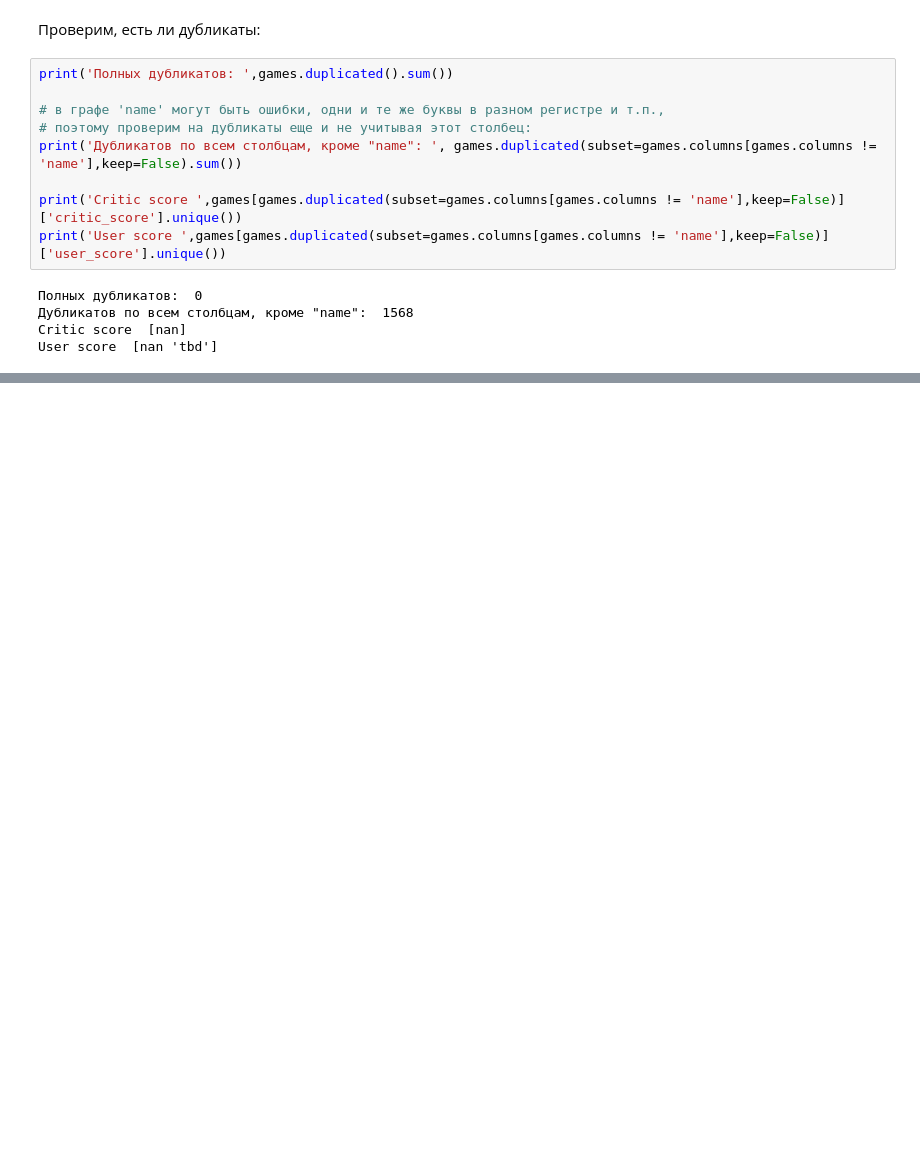
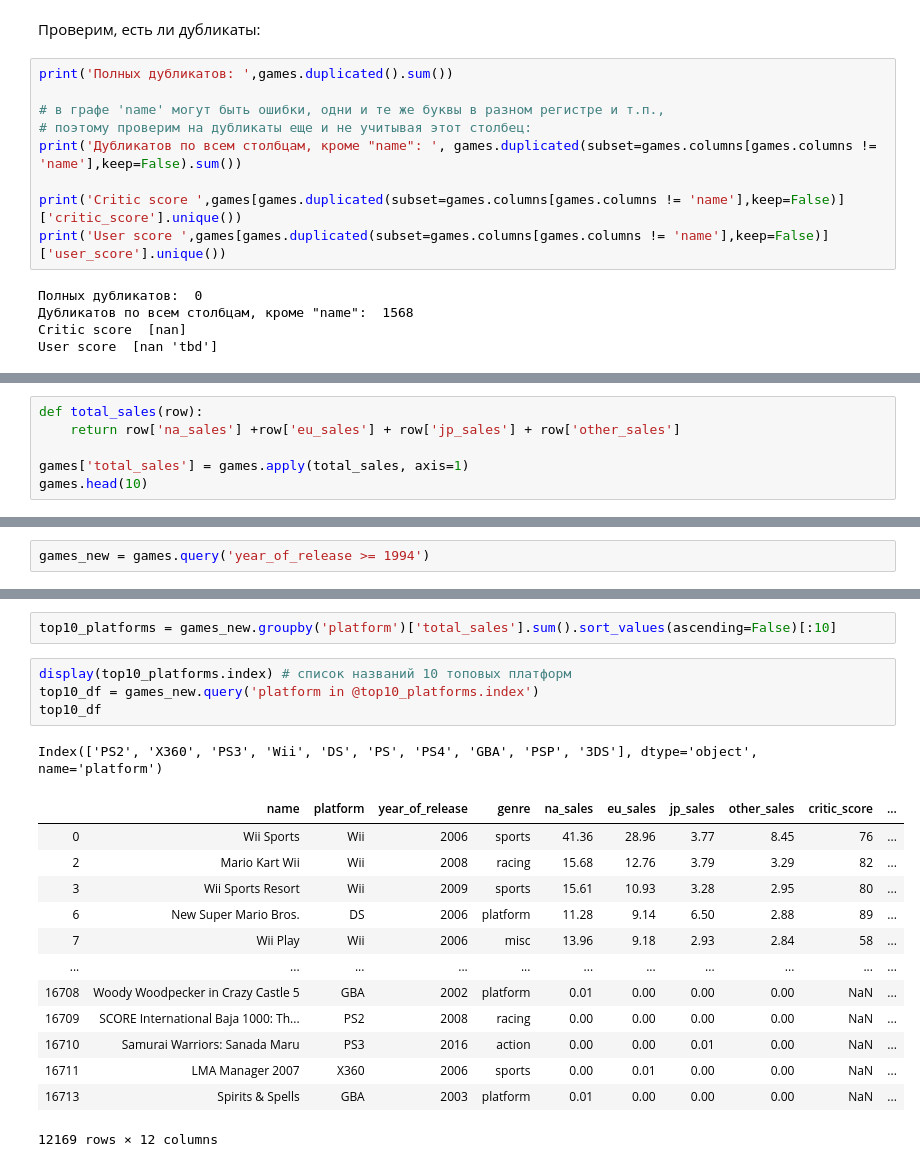
Before and after one commit to omirosh/yandex_practicum, a Jupyter notebook: games/miroshnichenko_intermediate_project.ipynb, the cells around one changed output, grey strips where cells are left out. Drawn from its saved outputs; the diff is of its cells as text; blank space fills up the shorter version.

```diff
--- a/games/miroshnichenko_intermediate_project.ipynb
+++ b/games/miroshnichenko_intermediate_project.ipynb
@@ -241,0 +282,6 @@ memory usage: 1.4+ MB
+# %%
+def total_sales(row):
+    return row['na_sales'] +row['eu_sales'] + row['jp_sales'] + row['other_sales']
+
+games['total_sales'] = games.apply(total_sales, axis=1)
+games.head(10)
@@ -241,0 +333,2 @@ memory usage: 1.4+ MB
+# %%
+games_new = games.query('year_of_release >= 1994')
@@ -241,0 +355,21 @@ memory usage: 1.4+ MB
+# %%
+top10_platforms = games_new.groupby('platform')['total_sales'].sum().sort_values(ascending=False)[:10]
+# %%
+display(top10_platforms.index) # список названий 10 топовых платформ
+top10_df = games_new.query('platform in @top10_platforms.index')
+top10_df
+# %% [output]
+Index(['PS2', 'X360', 'PS3', 'Wii', 'DS', 'PS', 'PS4', 'GBA', 'PSP', '3DS'], dtype='object', name='platform')
+|  | name | platform | year_of_release | genre | na_sales | eu_sales | jp_sales | other_sales | critic_score | ... |
+| 0 | Wii Sports | Wii | 2006 | sports | 41.36 | 28.96 | 3.77 | 8.45 | 76 | ... |
+| 2 | Mario Kart Wii | Wii | 2008 | racing | 15.68 | 12.76 | 3.79 | 3.29 | 82 | ... |
+| 3 | Wii Sports Resort | Wii | 2009 | sports | 15.61 | 10.93 | 3.28 | 2.95 | 80 | ... |
+| 6 | New Super Mario Bros. | DS | 2006 | platform | 11.28 | 9.14 | 6.50 | 2.88 | 89 | ... |
+| 7 | Wii Play | Wii | 2006 | misc | 13.96 | 9.18 | 2.93 | 2.84 | 58 | ... |
+| ... | ... | ... | ... | ... | ... | ... | ... | ... | ... | ... |
+| 16708 | Woody Woodpecker in Crazy Castle 5 | GBA | 2002 | platform | 0.01 | 0.00 | 0.00 | 0.00 | NaN | ... |
+| 16709 | SCORE International Baja 1000: Th... | PS2 | 2008 | racing | 0.00 | 0.00 | 0.00 | 0.00 | NaN | ... |
+| 16710 | Samurai Warriors: Sanada Maru | PS3 | 2016 | action | 0.00 | 0.00 | 0.01 | 0.00 | NaN | ... |
+| 16711 | LMA Manager 2007 | X360 | 2006 | sports | 0.00 | 0.01 | 0.00 | 0.00 | NaN | ... |
+| 16713 | Spirits & Spells | GBA | 2003 | platform | 0.01 | 0.00 | 0.00 | 0.00 | NaN | ... |
+12169 rows × 12 columns
```
Also changed, not shown: parts of 23 cells of this notebook.
